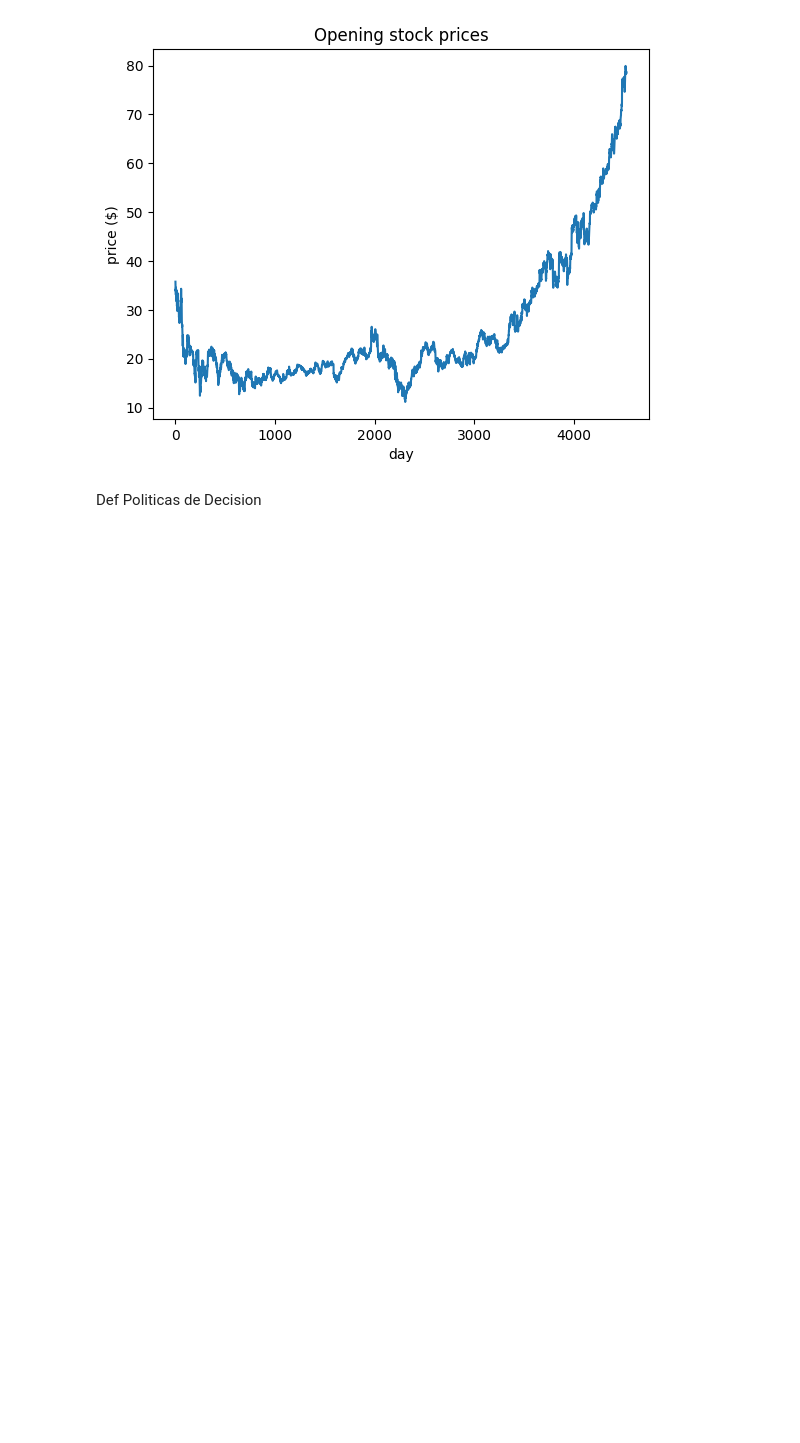
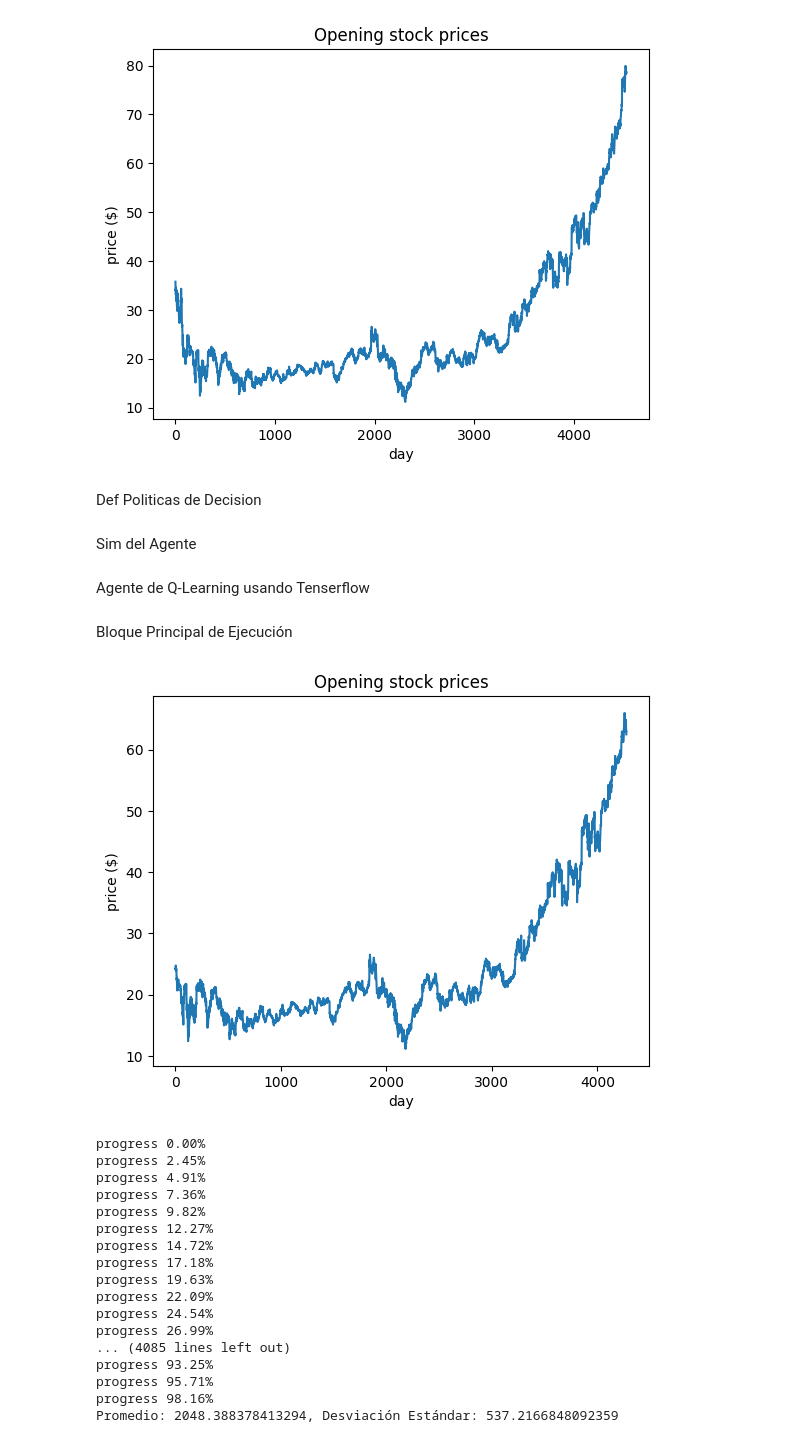
Before and after one commit to SebySurfer/Int_Data_Proc, a Jupyter notebook: Act13_PredFinance/main.ipynb, the cells around one changed output. Saved outputs shown, nothing was run; the diff lists cells and outputs as text; code cells hidden in the pictures; blank space fills up the shorter version.

```diff
--- a/Act13_PredFinance/main.ipynb
+++ b/Act13_PredFinance/main.ipynb
@@ -74,3 +75,5 @@ class RandomDecisionPolicy(DecisionPolicy):
     def select_action(self, current_state, step):
         action = self.actions[random.randint(0, len(self.actions) - 1)]
         return action
+# %% [markdown]
+Sim del Agente
@@ -76,0 +124,2 @@ class RandomDecisionPolicy(DecisionPolicy):
+# %% [markdown]
+Agente de Q-Learning usando Tenserflow
@@ -76,0 +175,34 @@ class RandomDecisionPolicy(DecisionPolicy):
+# %% [markdown]
+Bloque Principal de Ejecución
+# %%
+
+prices = get_prices("MSFT", "2000-07-01", "2017-07-01", "historical_stock_prices.npy")
+plot_prices(prices)
+
+actions = ["Buy", "Sell", "Hold"]
+hist = 200
+policy = RandomDecisionPolicy(actions)
+budget = 1000.0
+num_stocks = 0
+
+avg, std = run_simulations(policy, budget, num_stocks, prices, hist)
+print(f"Promedio: {avg}, Desviación Estándar: {std}")
+# %% [output]
+[figure, added]
+progress 0.00%
+progress 2.45%
+progress 4.91%
+progress 7.36%
+progress 9.82%
+progress 12.27%
+progress 14.72%
+progress 17.18%
+progress 19.63%
+progress 22.09%
+progress 24.54%
+progress 26.99%
+... (4085 lines left out)
+progress 93.25%
+progress 95.71%
+progress 98.16%
+Promedio: 2048.388378413294, Desviación Estándar: 537.2166848092359
```
Also changed, not shown: parts of 3 cells of this notebook, 1 other file.
